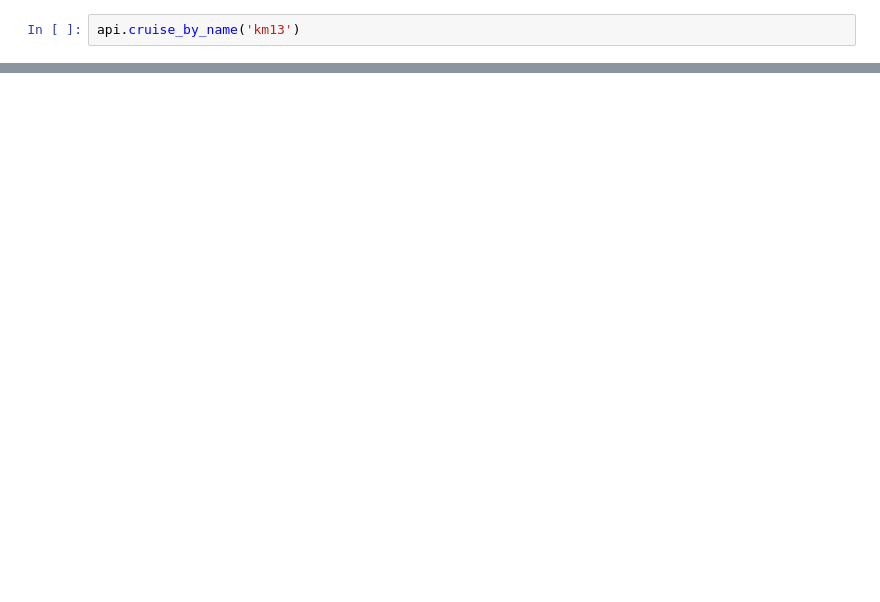
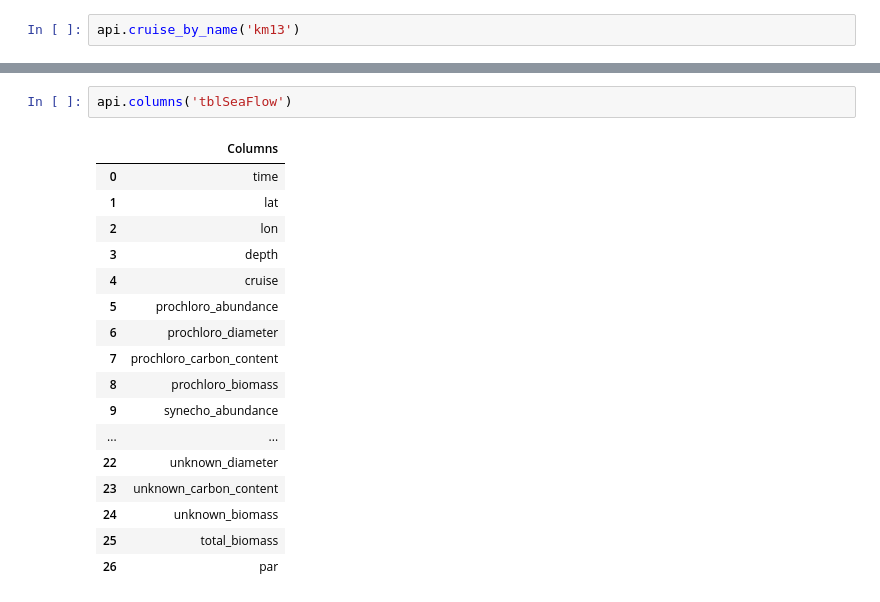
Before and after one commit to simonscmap/pycmap, a Jupyter notebook: test_jup.ipynb, the cells around one changed output, grey strips where cells are left out. Cells and saved outputs as stored; diff of their text form; blank space fills up the shorter version.

```diff
--- a/test_jup.ipynb
+++ b/test_jup.ipynb
@@ -793,0 +740,20 @@ api.head('tblESV')
+# %%
+api.columns('tblSeaFlow')
+# %% [output]
+|  | Columns |
+| 0 | time |
+| 1 | lat |
+| 2 | lon |
+| 3 | depth |
+| 4 | cruise |
+| 5 | prochloro_abundance |
+| 6 | prochloro_diameter |
+| 7 | prochloro_carbon_content |
+| 8 | prochloro_biomass |
+| 9 | synecho_abundance |
+| ... | ... |
+| 22 | unknown_diameter |
+| 23 | unknown_carbon_content |
+| 24 | unknown_biomass |
+| 25 | total_biomass |
+| 26 | par |
```
Also changed, not shown: parts of 8 cells of this notebook, 10 other files.
